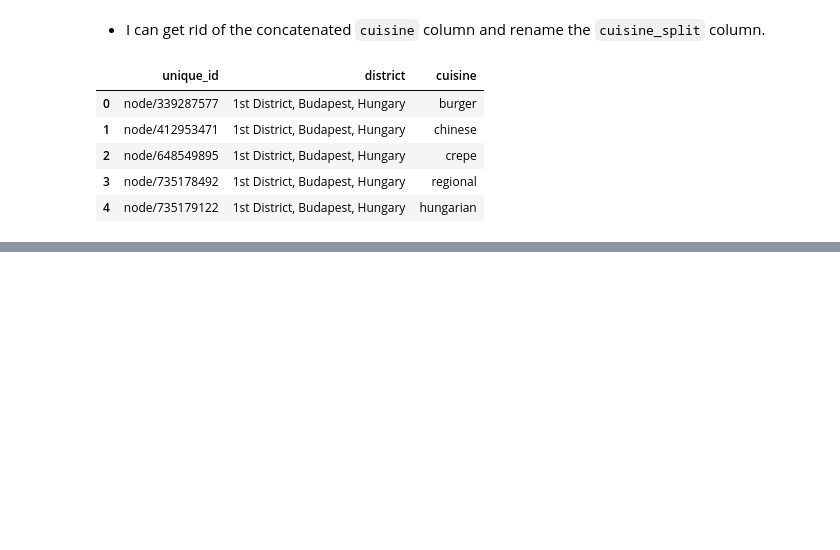
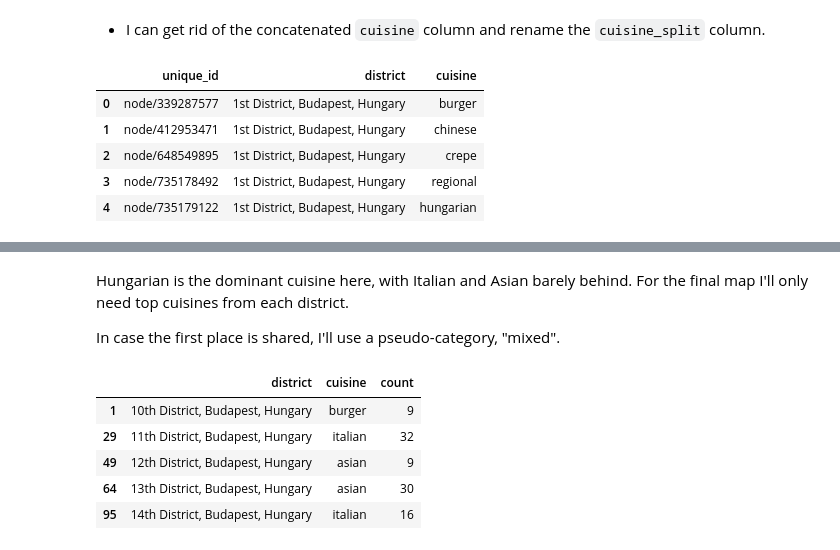
Before and after one commit to szigony/bp-district-restaurants, a Jupyter notebook: budapest-restaurants.ipynb, the cells around one changed output, grey strips where cells are left out. Cells and saved outputs as stored; diff of their text form; code cells hidden in the pictures; blank space fills up the shorter version.

```diff
--- a/budapest-restaurants.ipynb
+++ b/budapest-restaurants.ipynb
@@ -124,3 +177,14 @@ bp_cuisine_counts[bp_cuisine_counts['district'] == '5th District, Budapest, Hung
+# %% [markdown]
+Hungarian is the dominant cuisine here, with Italian and Asian barely behind. For the final map I'll only need top cuisines from each district.
+
+In case the first place is shared, I'll use a pseudo-category, "mixed".
 # %%
 max_indices = bp_cuisine_counts.groupby('district')['count'].transform(max) == bp_cuisine_counts['count']
-bp_cuisine_counts[max_indices].sort_values('district')
+bp_cuisine_counts[max_indices].sort_values('district').head()
+# %% [output]
+|  | district | cuisine | count |
+| 1 | 10th District, Budapest, Hungary | burger | 9 |
+| 29 | 11th District, Budapest, Hungary | italian | 32 |
+| 49 | 12th District, Budapest, Hungary | asian | 9 |
+| 64 | 13th District, Budapest, Hungary | asian | 30 |
+| 95 | 14th District, Budapest, Hungary | italian | 16 |
```
Also changed, not shown: parts of 32 cells of this notebook, 2 other files.
